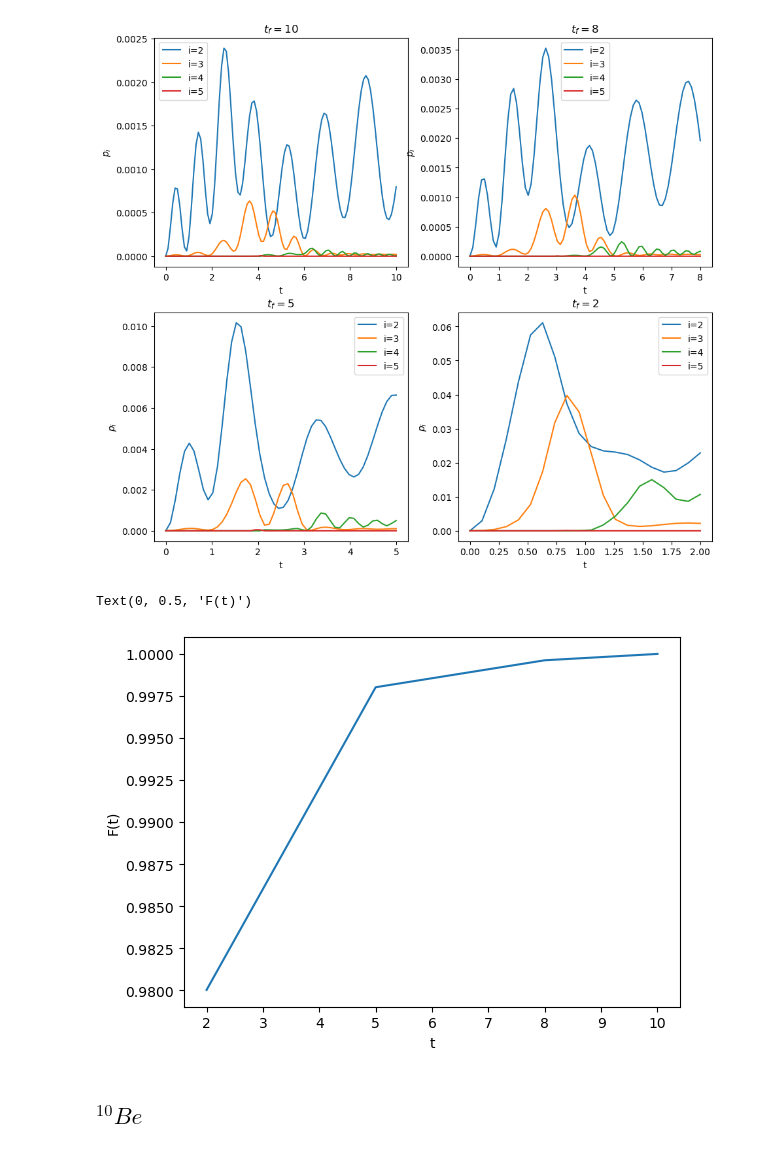
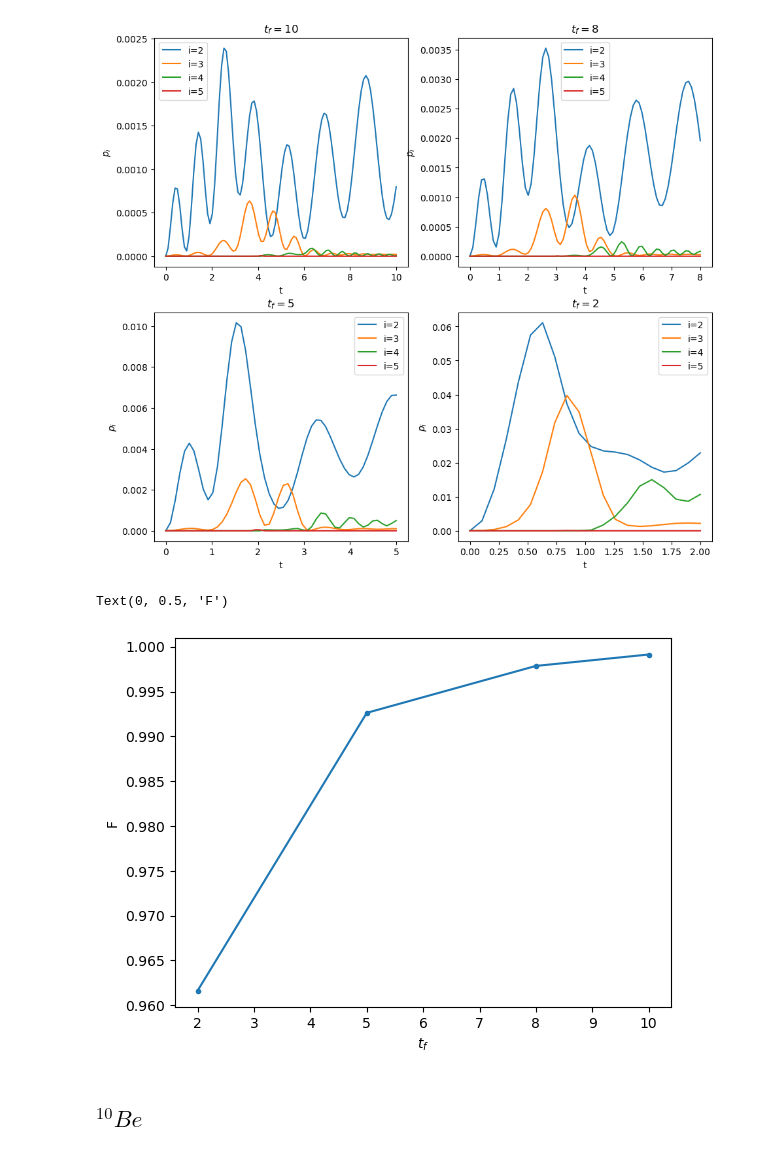
Before and after one commit to albertmolinaa/Quantum-Annealing-TFG, a Jupyter notebook: QuantumAnnealning_Albert.ipynb, the cells around one changed output. Cells and saved outputs as stored; diff of their text form; code cells hidden in the pictures.

Commit message:
Fidelity plots done

```diff
--- a/QuantumAnnealning_Albert.ipynb
+++ b/QuantumAnnealning_Albert.ipynb
@@ -154,6 +154,7 @@ for i, t in enumerate(time10):
 prob_eightarr10 = np.asarray(prob_eightarr)
 spectrum_arr10 = np.asarray(spectrum_t_eight)
 energy_eight10 = energy_eight
+psigs_eight10 = psi_eight
 # We plot the energy along time
 plt.figure('exp. value of E',figsize=(11, 10))
 plt.subplot(221)
@@ -187,6 +188,7 @@ for i, t in enumerate(time8):
 prob_eightarr8 = np.asarray(prob_eightarr)
 spectrum_arr8 = np.asarray(spectrum_t_eight)
 energy_eight8 = energy_eight
+psigs_eight8 = psi_eight
 # We plot the energy along time
 plt.subplot(222)
 plt.title('$t_f = 8$')
@@ -217,6 +219,7 @@ for i, t in enumerate(time5):
 prob_eightarr5 = np.asarray(prob_eightarr)
 spectrum_arr5 = np.asarray(spectrum_t_eight)
 energy_eight5 = energy_eight
+psigs_eight5 = psi_eight
 # We plot the energy along time
 plt.subplot(223)
 plt.title('$t_f = 5$')
@@ -247,6 +250,7 @@ for i, t in enumerate(time2):
 prob_eightarr2 = np.asarray(prob_eightarr)
 spectrum_arr2 = np.asarray(spectrum_t_eight)
 energy_eight2 = energy_eight
+psigs_eight2 = psi_eight
 # We plot the energy along time
 plt.subplot(224)
 plt.title('$t_f = 2$')
@@ -352,19 +356,19 @@ plt.legend()
 # %%
 #  FIDELITY OVER TIME
 tau = np.array([10., 8., 5., 2.])
-exval = np.array([np.real(energy_eight10[tsteps-1]), np.real(energy_eight8[tsteps8-1]),
-                  np.real(energy_eight5[tsteps5-1]), np.real(energy_eight2[tsteps2-1])])
-egval = np.array([spectrum_arr10[tsteps-1,0], spectrum_arr8[tsteps8-1,0], spectrum_arr5[tsteps5-1,0], spectrum_arr2[tsteps2-1,0]])
-fidelity_eight = np.abs(exval*egval)**2.0
-fidelity_eight = fidelity_eight / fidelity_eight.max()
+fid10 = np.linalg.norm(psigs_eight10.conjugate().dot(psigs_eight))**2.
+fid8 = np.linalg.norm(psigs_eight8.conjugate().dot(psigs_eight))**2.
+fid5 = np.linalg.norm(psigs_eight5.conjugate().dot(psigs_eight))**2.
+fid2 = np.linalg.norm(psigs_eight2.conjugate().dot(psigs_eight))**2.
+fid_eight = np.array([fid10, fid8, fid5, fid2])
 
-plt.figure('fidelity')
-plt.plot(tau, fidelity_eight)
-plt.xlabel('t')
-plt.ylabel('F(t)')
+plt.figure('fid_8Be')
+plt.plot(tau, fid_eight, '.-')
+plt.xlabel('$t_f$')
+plt.ylabel('F')
 # %% [output]
-Text(0, 0.5, 'F(t)')
+Text(0, 0.5, 'F')
-[figure, old version]
+[figure, new version]
 # %% [markdown]
 ## $^{10}Be$
 # %%
```
Also changed, not shown: parts of 36 cells of this notebook.
